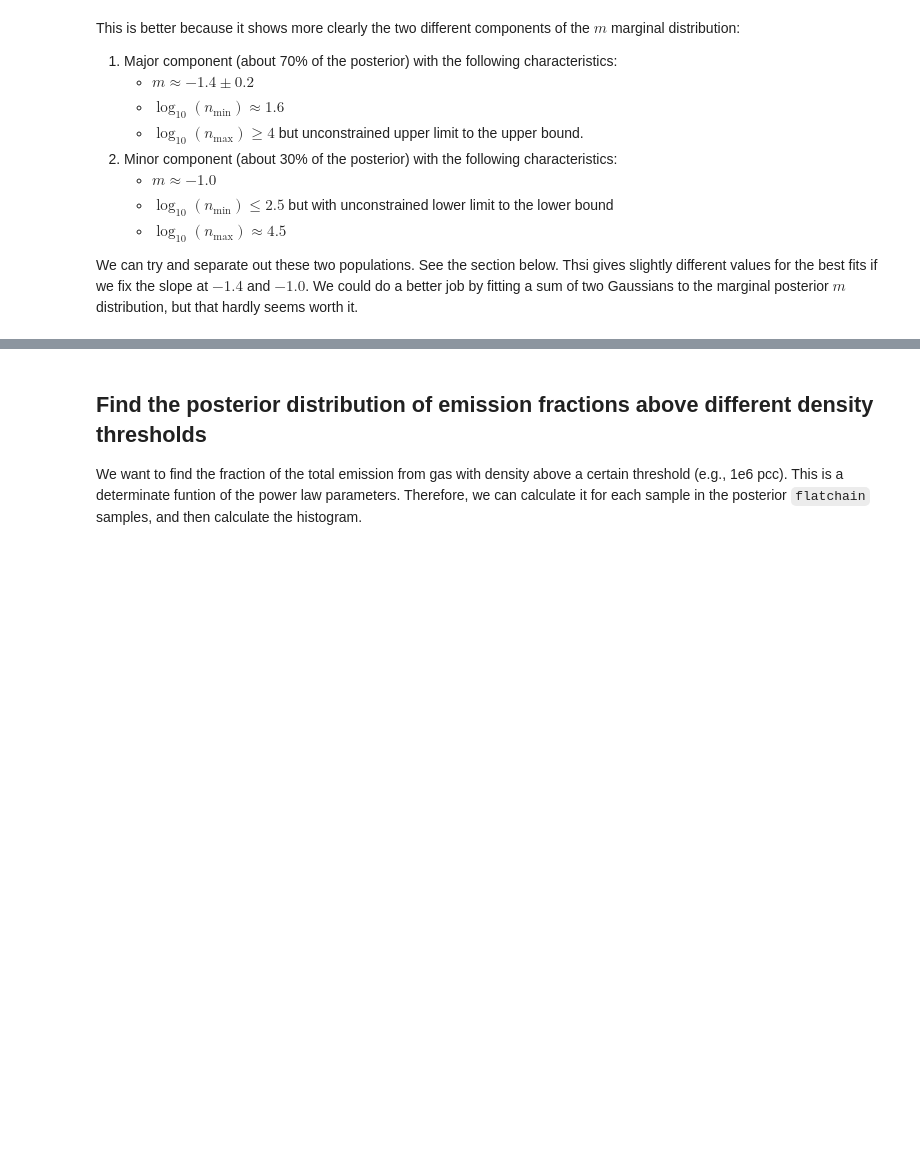
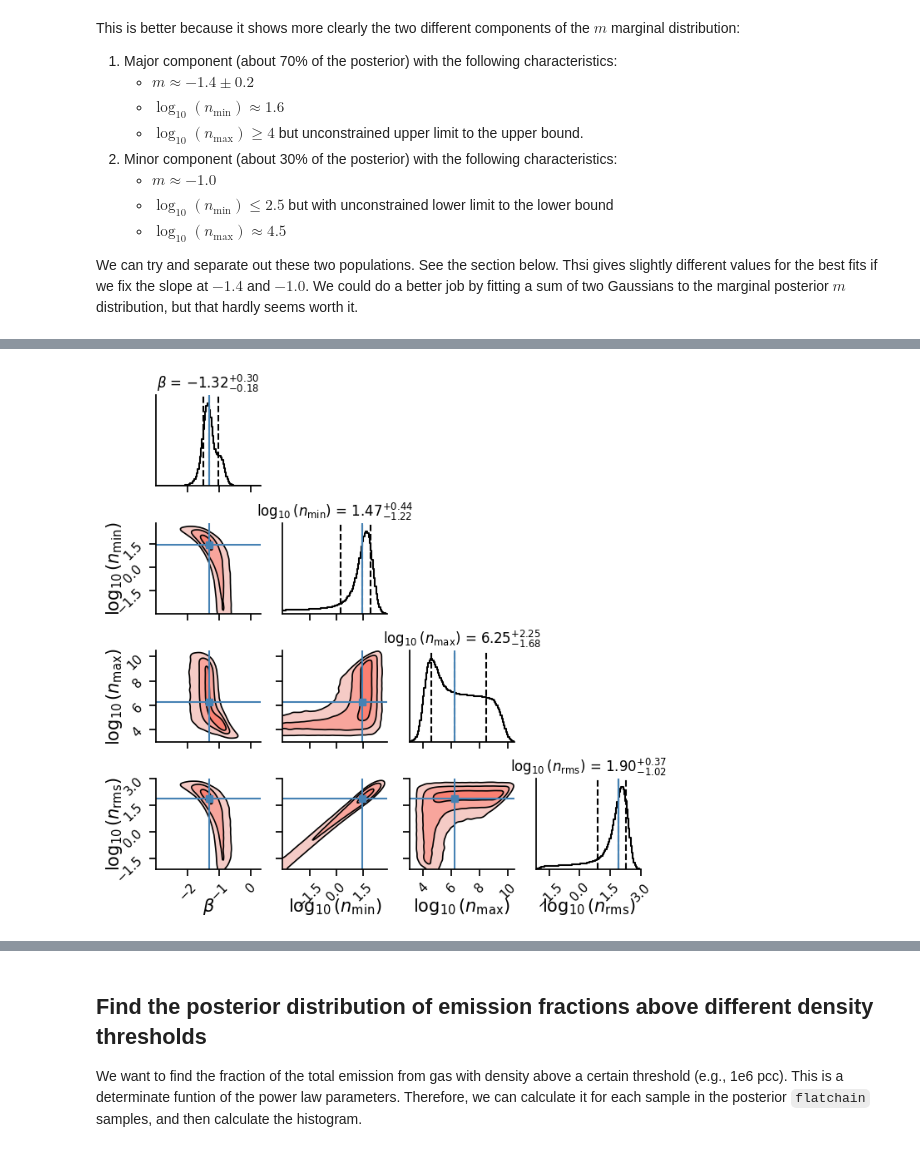
Before and after one commit to will-henney/hii-density-distribution, a Jupyter notebook: density_diagnostic_fit.ipynb, the cells around one changed output, grey strips where cells are left out. Drawn from its saved outputs; the diff is of its cells as text; code cells hidden in the pictures; blank space fills up the shorter version.

```diff
--- a/density_diagnostic_fit.ipynb
+++ b/density_diagnostic_fit.ipynb
@@ -487,0 +504,8 @@ NameError: name 'sef' is not defined
+# %%
+samples["log_nrms"] = samples.apply(
+    lambda x: np.log10(
+        ddt.PowerLawPDF(x["m"], 10 ** x["log_n0"], 10 ** x["log_n1"]).nrms()
+    ),
+    axis=1,
+)
+samples
@@ -487,0 +526,45 @@ NameError: name 'sef' is not defined
+# %%
+labels = [
+    r"$\beta$",
+    r"$\log_{10} (n_\min)$",
+    r"$\log_{10} (n_\max)$",
+    r"$\log_{10} (n_\text{rms})$",
+]
+fig = corner.corner(
+    samples[["m", "log_n0", "log_n1", "log_nrms"]],
+    labels=labels,
+    truths=[
+        np.median(samples["m"]),
+        np.median(samples["log_n0"]),
+        np.median(samples["log_n1"]),
+        np.median(samples["log_nrms"]),
+    ],
+    quantiles=[0.16, 0.50, 0.84],
+    show_titles=True,
+    title_fmt=".2f",
+    title_kwargs={"fontsize": 12},
+    label_kwargs={"fontsize": 15},
+    bins=100,
+    plot_datapoints=False,
+    fill_contours=True,
+    smooth=2,
+    smooth1d=2,
+    # Contours approximately enclosing 1, 2, 3 sigma for 2D Gaussian
+    levels=(0.393, 0.865, 0.989),
+    contour_kwargs={
+        "linewidths": 1.2,
+    },
+    contourf_kwargs={
+        # "cmap": "Reds",
+        "colors": red_cmap,
+    },
+    # Axis/tick control
+    max_n_ticks=4,
+    top_ticks=False,
+)
+sns.despine()
+fig.set_size_inches(7.0, 7.0)
+fig.tight_layout()
+# fig.savefig("plaw-density-distribution-mcmc-corner-uniform.pdf")
+# %% [output]
+[figure, added]
```
Also changed, not shown: parts of 31 cells of this notebook, 7 other files.
